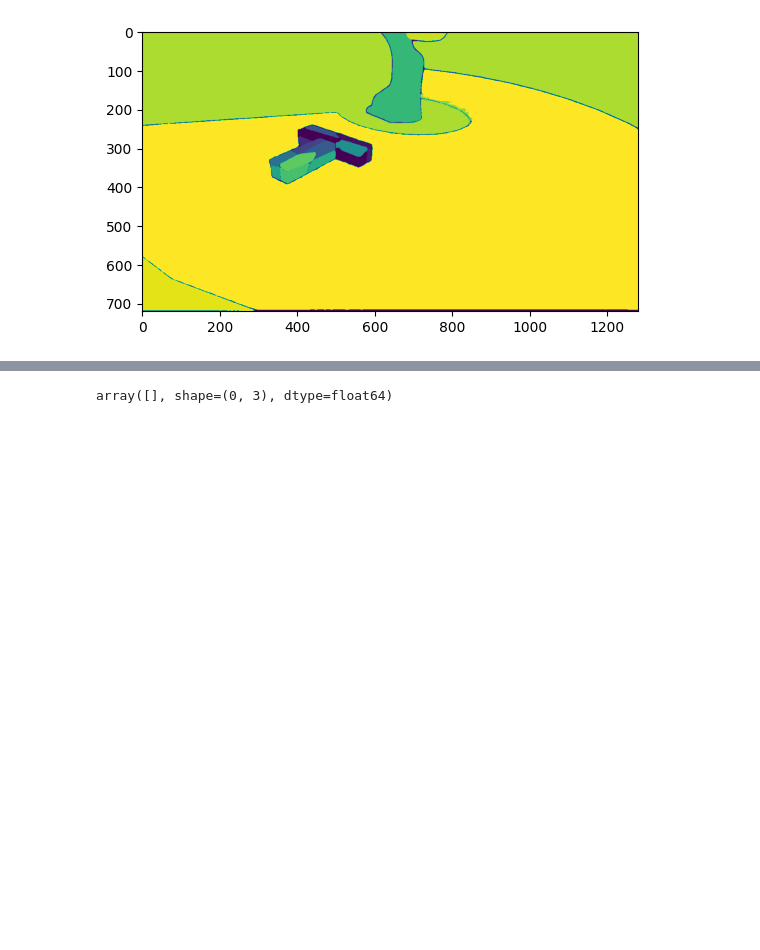
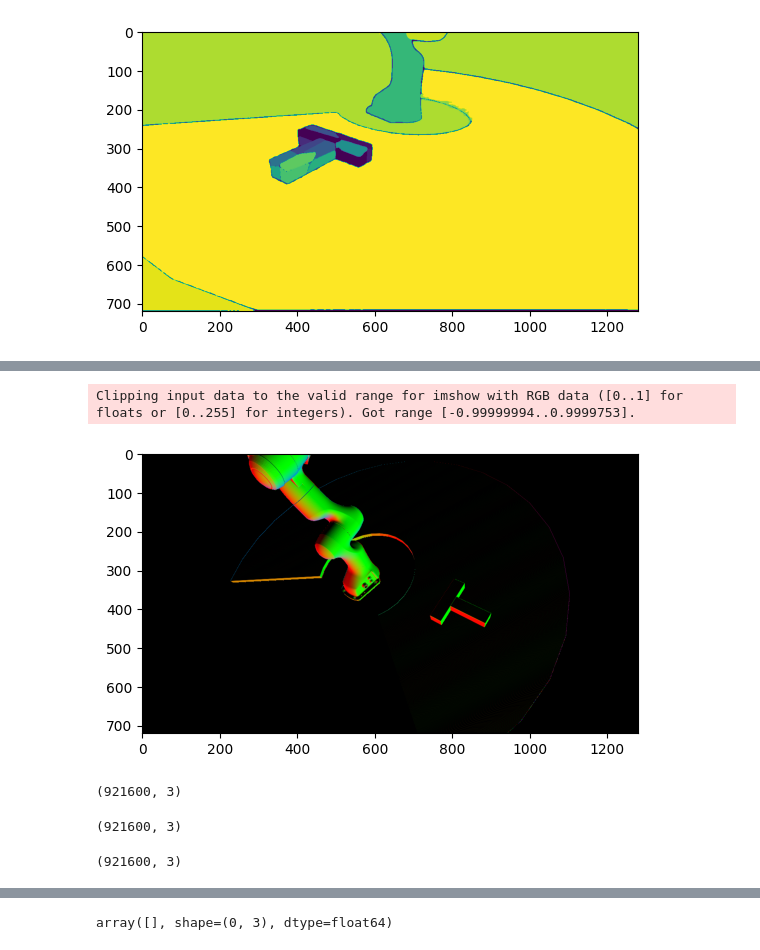
Before and after one commit to DaveLearn/SegmentAnything3D, a Jupyter notebook: test.ipynb, the cells around one changed output, grey strips where cells are left out. Cells and saved outputs as stored; diff of their text form; code cells hidden in the pictures; blank space fills up the shorter version.

```diff
--- a/test.ipynb
+++ b/test.ipynb
@@ -105,3 +303,15 @@ pcd2_dict = pb.get_pcd(d.frames[0], mask_generator, intermediate_outputs_path)
+# %%
+frame = d.frames[3]
+normals = pb.normals_from_depth(frame.depth, frame.K)
+
+normals = (frame.X_WV_opencv[:3, :3].cuda() @ normals.view(-1, 3).cuda().T).T
+normals = normals.reshape(frame.color.shape)
+
+plt.imshow(normals.cpu().numpy())
+plt.show()
+# %% [output]
+Clipping input data to the valid range for imshow with RGB data ([0..1] for floats or [0..255] for integers). Got range [-0.99999994..0.9999753].
+[figure, added]
 # %%
 pcd2 = o3d.geometry.PointCloud()
 pcd3_dict = pcd2_dict
@@ -115,0 +326,12 @@ o3d.visualization.draw_geometries([pcd2], point_show_normal=False)
+# %%
+pcd2_dict['coord'].shape
+# %% [output]
+(921600, 3)
+# %%
+pcd2_dict['color'].shape
+# %% [output]
+(921600, 3)
+# %%
+pcd2_dict['normals'].shape
+# %% [output]
+(921600, 3)
```
Also changed, not shown: parts of 30 cells of this notebook, 4 other files.
